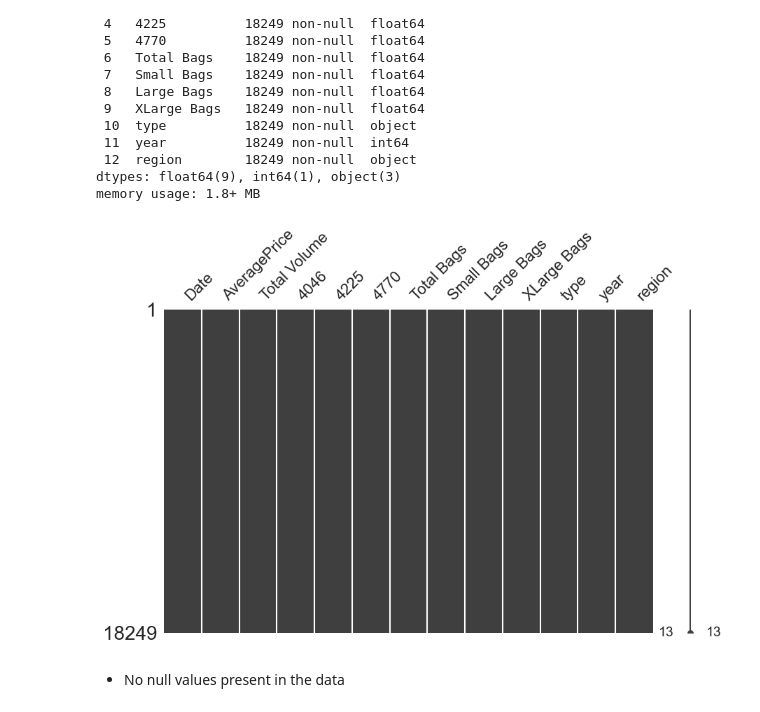
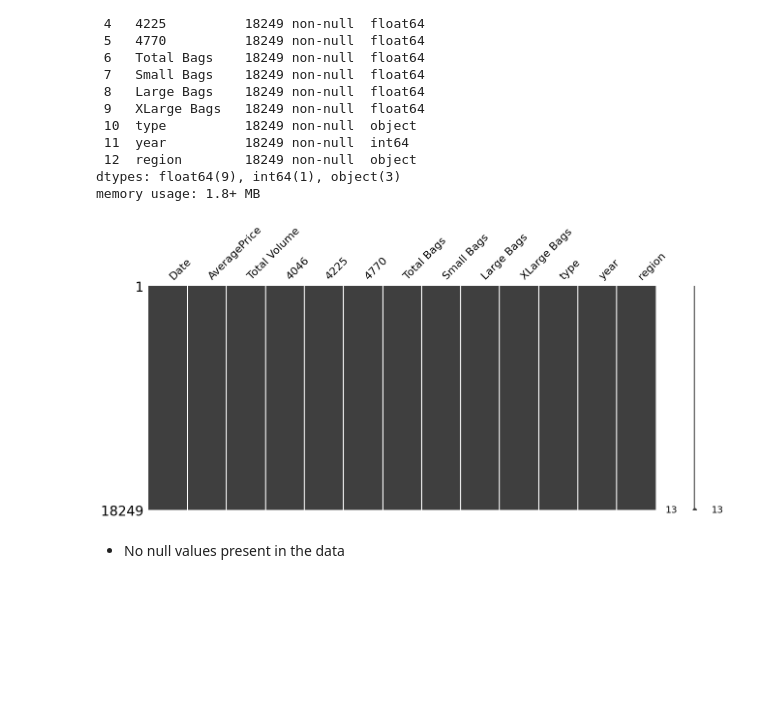
Before and after one commit to PNU-team-projects/avocado-price-forecasting, a Jupyter notebook: notebooks/notebook.ipynb, the cells around one changed output. Cells and saved outputs as stored; diff of their text form; code cells hidden in the pictures; blank space fills up the shorter version.

```diff
--- a/notebooks/notebook.ipynb
+++ b/notebooks/notebook.ipynb
@@ -68,10 +60,10 @@ Data columns (total 13 columns):
 dtypes: float64(9), int64(1), object(3)
 memory usage: 1.8+ MB
 # %%
-msno.matrix(data, figsize=(10, 6))
+msno.matrix(data, figsize=(15, 6))
 plt.show()
 # %% [output]
-[figure, old version]
+[figure, new version]
 # %% [markdown]
 - No null values present in the data
 # %%
```
Also changed, not shown: parts of 37 cells of this notebook, 1 other file.
